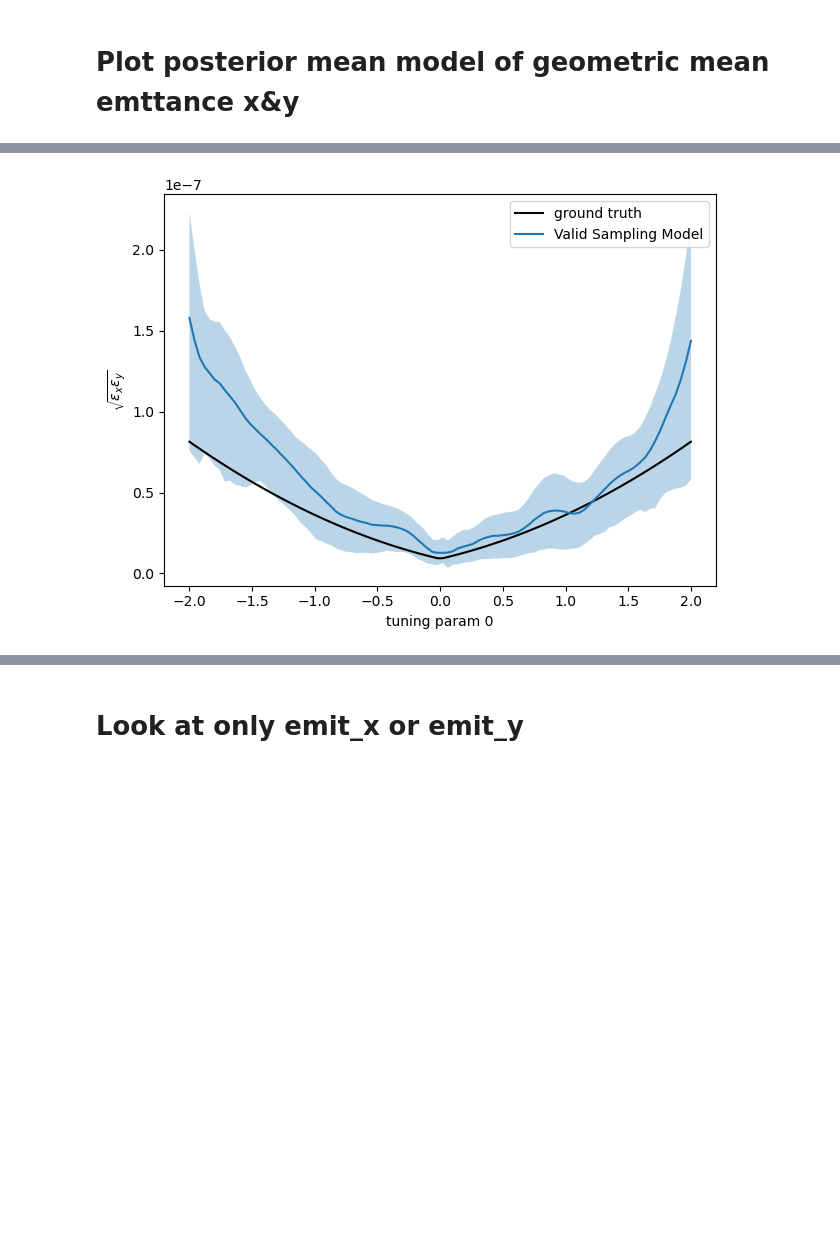
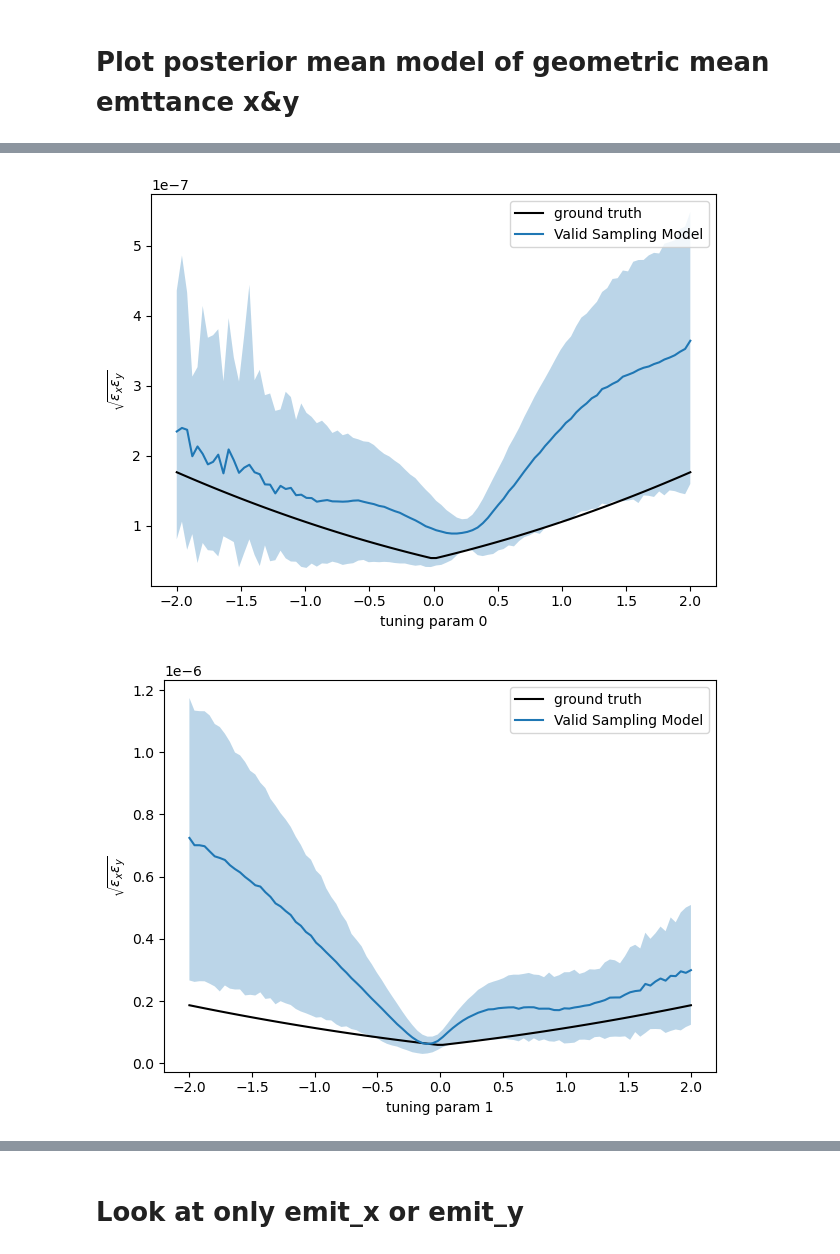
Before and after one commit to roussel-ryan/emitopt, a Jupyter notebook: examples/bax-emittance-xy-minimization-toy-model.ipynb, the cells around one changed output, grey strips where cells are left out. Drawn from its saved outputs; the diff is of its cells as text; code cells hidden in the pictures; blank space fills up the shorter version.

```diff
--- a/examples/bax-emittance-xy-minimization-toy-model.ipynb
+++ b/examples/bax-emittance-xy-minimization-toy-model.ipynb
@@ -46,12 +46,12 @@ else:
 # %% [markdown]
 # Notebook settings
 # %%
-ndim = 2 #number of input dimensions
+ndim = 4 #number of input dimensions
 noise = False #whether to add noise to the ground-truth beam size function outputs
 meas_dim = 1 #input dimension for measurement parameter
-n_obs_init = 50 #number of random initial observations for GP model
+n_obs_init = 5 #number of random initial observations for GP model
 n_samples = 10 #number of posterior samples for BAX
-n_iter = 1 #number of optimization steps for Xopt to take (after acquiring random initial data)
+n_iter = 100 #number of optimization steps for Xopt to take (after acquiring random initial data)
 rand_seed = 2
 
 #random seeds for reproducibility
@@ -292,6 +302,8 @@ x_tuning: tensor([[0.2444]])
 # %%
 from emitopt.utils import get_valid_geo_mean_emittance_samples_thick_quad
 
+x_tuning = X_tuned
+x_tuning = torch.zeros(1,3)
 
 for scan_dim in range(ndim-1):
     X_tuning_scan = X_tuned.repeat(100,1)
@@ -305,31 +317,32 @@ for scan_dim in range(ndim-1):
             model=bax_model,
             scale_factor=optimizer.generator.algorithm.scale_factor,
             q_len=optimizer.generator.algorithm.q_len,
             distance=optimizer.generator.algorithm.distance,
             x_tuning=X_tuning_scan[i:i+1],
             domain=optimizer.generator.vocs.bounds.T,
             meas_dim=meas_dim,
             n_samples=10000,
             n_steps_quad_scan=10,
             visualize=False,
         )
         mean = emit_valid.mean()
         lower = torch.quantile(emit_valid, q=0.025)
         upper = torch.quantile(emit_valid, q=0.975)
         emit_mean = torch.cat((emit_mean, torch.tensor([mean])))
         emit_lower = torch.cat((emit_lower, torch.tensor([lower])))
         emit_upper = torch.cat((emit_upper, torch.tensor([upper])))
 
     gt_emits, gt_emit_xy = ground_truth_emittance(x_tuning=X_tuning_scan)
     plt.plot(ls, gt_emits, c='k', label='ground truth')
     plt.plot(ls, emit_mean*1.e-6, label='Valid Sampling Model')
     plt.fill_between(ls, emit_lower*1.e-6, emit_upper*1.e-6, alpha=0.3)
     plt.xlabel('tuning param ' + str(scan_dim))
     plt.ylabel('$\sqrt{\epsilon_x\epsilon_y}$')
 #     plt.ylim(0,1.81e-7)
     plt.legend()
 
     plt.tight_layout()
     plt.show()
 # %% [output]
-[figure, old version]
+[figure, new version]
+[figure, added]
```
Also changed, not shown: parts of 15 cells of this notebook, 10 other files.
